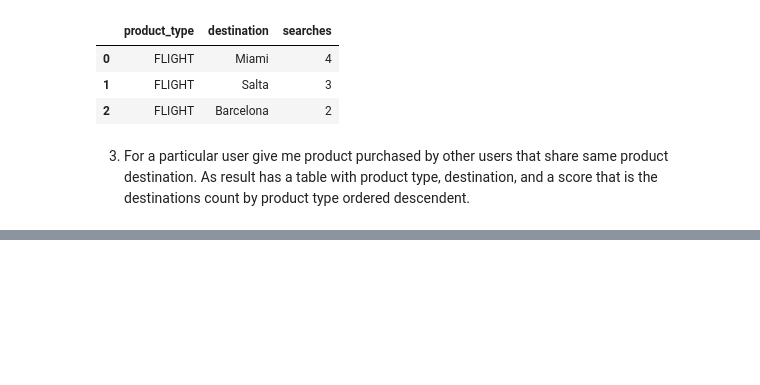
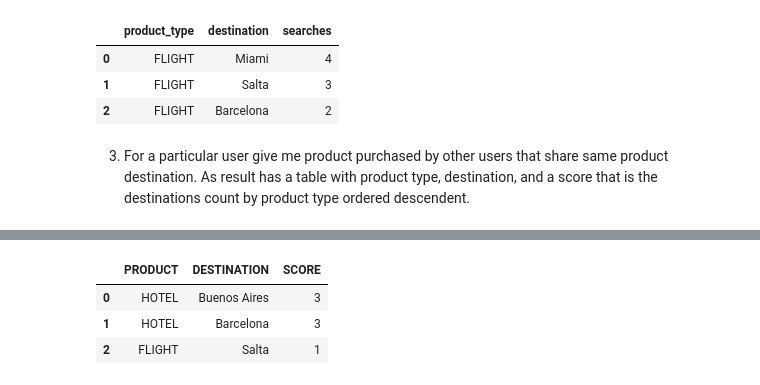
Before and after one commit to adrianmarino/recommendations-toy-example, a Jupyter notebook: toy-example.ipynb, the cells around one changed output, grey strips where cells are left out. Cells and saved outputs as stored; diff of their text form; code cells hidden in the pictures; blank space fills up the shorter version.

Commit message:
feat: parameterize recomnedation query

```diff
--- a/toy-example.ipynb
+++ b/toy-example.ipynb
@@ -836,0 +827,13 @@ client.query(lambda tx: to_table(tx.run(QUERY3), columns))
+# %%
+query = create_products_recomendations_by_destination_query(
+    email="adrian.marino@almundo.com",
+    time_window = 60  # In days
+)
+columns_to_show = ['product', 'destination', 'score']
+
+client.query(lambda tx: to_table(tx.run(query), columns_to_show))
+# %% [output]
+|  | PRODUCT | DESTINATION | SCORE |
+| 0 | HOTEL | Buenos Aires | 3 |
+| 1 | HOTEL | Barcelona | 3 |
+| 2 | FLIGHT | Salta | 1 |
```
Also changed, not shown: parts of 1 cell of this notebook, 1 other file.
